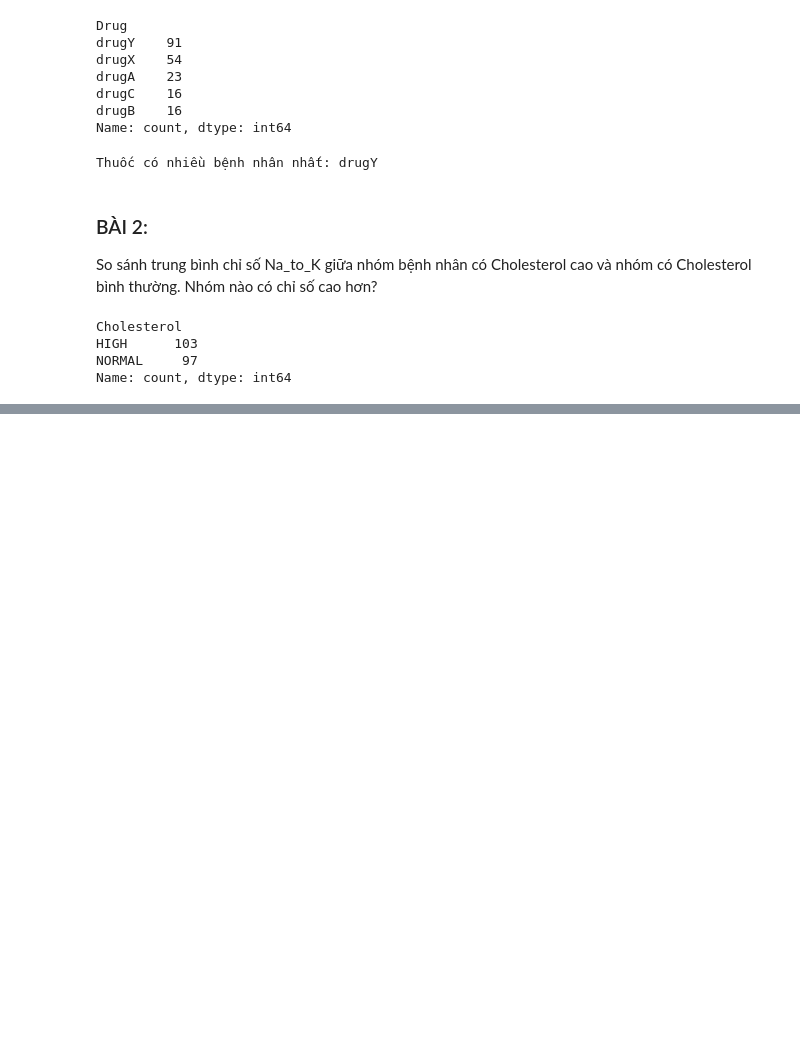
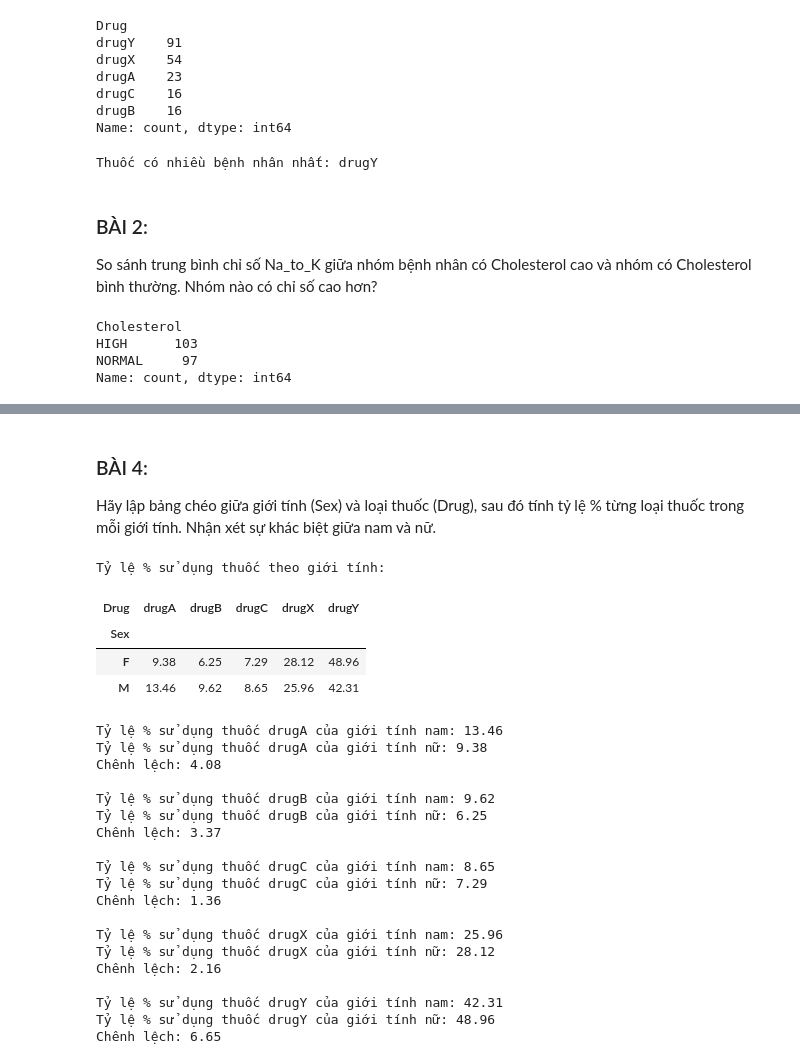
Before and after one commit to ArrayPowerPlay/Data_Science_practice, a Jupyter notebook: homework/session_2/Khám_phá_dữ_liệu_student.ipynb, the cells around one changed output, grey strips where cells are left out. Cells and saved outputs as stored; diff of their text form; code cells hidden in the pictures; blank space fills up the shorter version.

```diff
--- a/homework/session_2/Khám_phá_dữ_liệu_student.ipynb
+++ b/homework/session_2/Khám_phá_dữ_liệu_student.ipynb
@@ -935,0 +974,43 @@ Name: count, dtype: int64
+# %% [markdown]
+### BÀI 4:
+Hãy lập bảng chéo giữa giới tính (Sex) và loại thuốc (Drug), sau đó tính tỷ lệ % từng loại thuốc trong mỗi giới tính. Nhận xét sự khác biệt giữa nam và nữ.
+# %%
+cross_tab = pd.crosstab(my_data['Sex'], my_data['Drug'], normalize='index') * 100
+# normalize='index' = chuẩn hóa theo hàng
+# normalize='columns' = chuẩn hóa theo cột
+cross_tab = cross_tab.round(2)
+
+print("Tỷ lệ % sử dụng thuốc theo giới tính:")
+display(cross_tab)
+
+for drug in cross_tab.columns:
+    diff = abs(cross_tab.loc['F', drug] - cross_tab.loc['M', drug])
+    print(f"Tỷ lệ % sử dụng thuốc {drug} của giới tính nam: {cross_tab.loc['M', drug]}")
+    print(f"Tỷ lệ % sử dụng thuốc {drug} của giới tính nữ: {cross_tab.loc['F', drug]}")
+    print(f"Chênh lệch: {diff:.2f}")
+    print()
+# %% [output]
+Tỷ lệ % sử dụng thuốc theo giới tính:
+| Drug | drugA | drugB | drugC | drugX | drugY |
+| Sex |  |  |  |  |  |
+| F | 9.38 | 6.25 | 7.29 | 28.12 | 48.96 |
+| M | 13.46 | 9.62 | 8.65 | 25.96 | 42.31 |
+Tỷ lệ % sử dụng thuốc drugA của giới tính nam: 13.46
+Tỷ lệ % sử dụng thuốc drugA của giới tính nữ: 9.38
+Chênh lệch: 4.08
+
+Tỷ lệ % sử dụng thuốc drugB của giới tính nam: 9.62
+Tỷ lệ % sử dụng thuốc drugB của giới tính nữ: 6.25
+Chênh lệch: 3.37
+
+Tỷ lệ % sử dụng thuốc drugC của giới tính nam: 8.65
+Tỷ lệ % sử dụng thuốc drugC của giới tính nữ: 7.29
+Chênh lệch: 1.36
+
+Tỷ lệ % sử dụng thuốc drugX của giới tính nam: 25.96
+Tỷ lệ % sử dụng thuốc drugX của giới tính nữ: 28.12
+Chênh lệch: 2.16
+
+Tỷ lệ % sử dụng thuốc drugY của giới tính nam: 42.31
+Tỷ lệ % sử dụng thuốc drugY của giới tính nữ: 48.96
+Chênh lệch: 6.65
```
Also changed, not shown: parts of 3 cells of this notebook.
